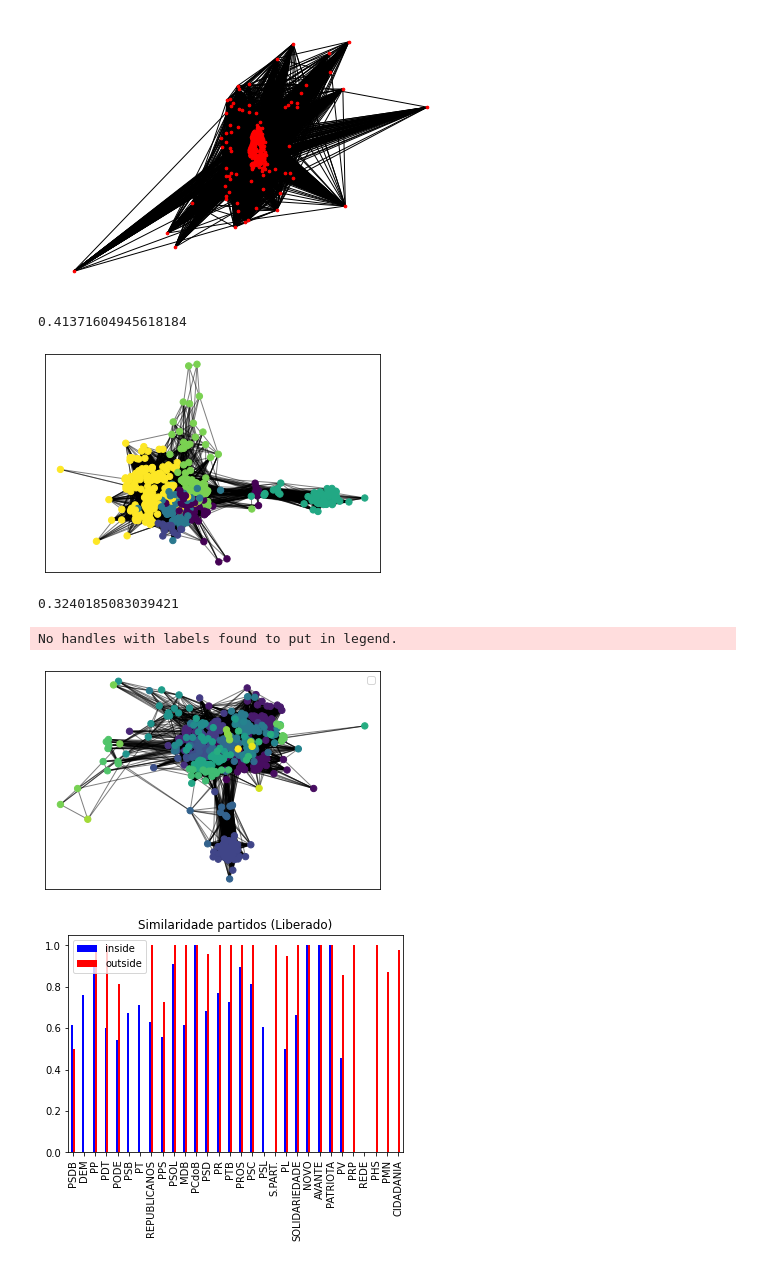
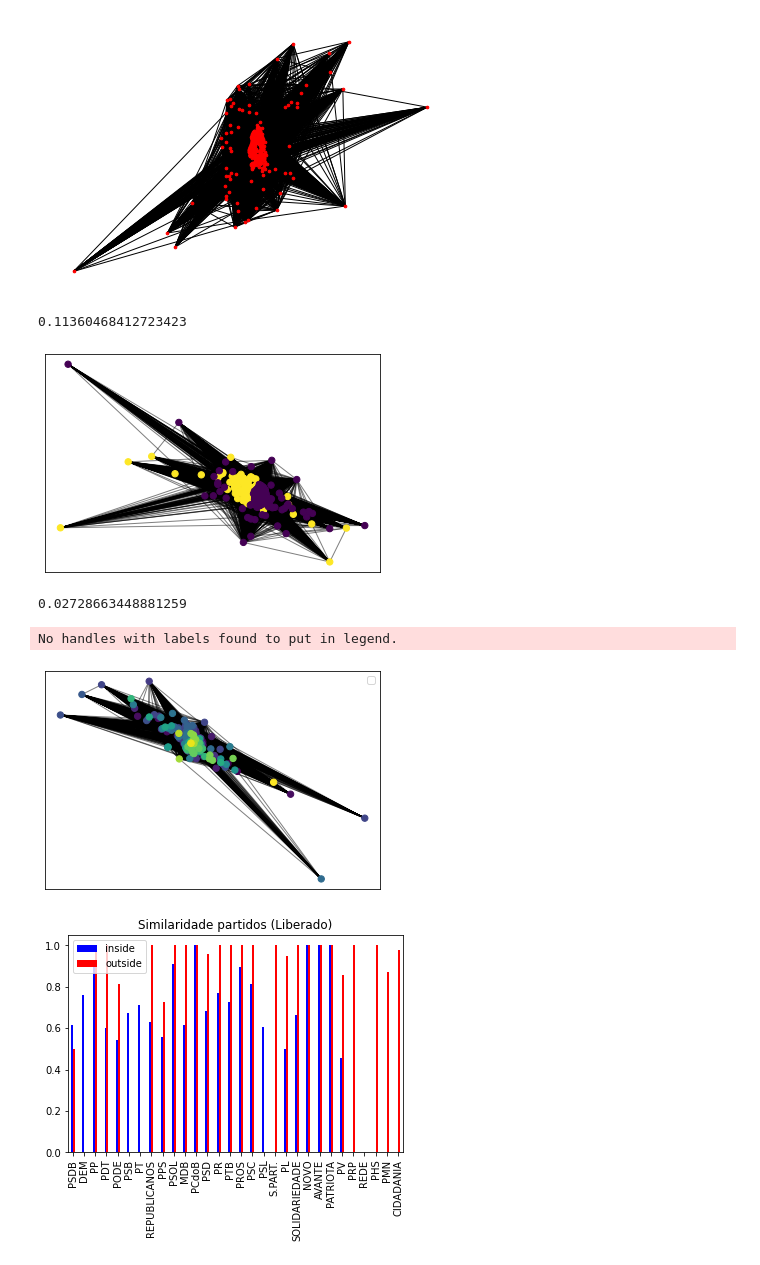
Before and after one commit to rodrigohaddad/Complex-Networks, a Jupyter notebook: tf/analyse_network.ipynb, the cells around one changed output. Drawn from its saved outputs; the diff is of its cells as text; code cells hidden in the pictures.

Commit message:
analysing network

```diff
--- a/tf/analyse_network.ipynb
+++ b/tf/analyse_network.ipynb
@@ -152,25 +152,26 @@ plt.show()
 # %% [output]
 [figure]
 # %%
-lv_communities = community_louvain.best_partition(GL)
+lv_communities = community_louvain.best_partition(GO)
 new_dict = {}
 for k, v in lv_communities.items():
     new_dict.setdefault(v, []).append(k)
 lv = list(new_dict.values())
-print(nx_comm.modularity(GL, lv))
+print(nx_comm.modularity(GO, lv))
 # %% [output]
-0.41371604945618184
+0.11360468412723423
 # %%
 # draw the graph
-pos = nx.spring_layout(GL)
+pos = nx.spring_layout(GO)
 # color the nodes according to their partition
 cmap = cm.get_cmap('viridis', max(lv_communities.values()) + 1)
-nx.draw_networkx_nodes(GL, pos, lv_communities.keys(), node_size=40,
+nx.draw_networkx_nodes(GO, pos, lv_communities.keys(), node_size=40,
                        cmap=cmap, node_color=list(lv_communities.values()))
-nx.draw_networkx_edges(GL, pos, alpha=0.5)
+nx.draw_networkx_edges(GO, pos, alpha=0.5)
+plt.savefig("figs/communities_oriented_louvain.png")
 plt.show()
 # %% [output]
-[figure, old version]
+[figure, new version]
 # %%
 # set attribute as community
 dep_new_dict = {}
@@ -178,40 +179,41 @@ for k, v in dep_sigla_dict.items():
     dep_new_dict.setdefault(v, []).append(k)
 dp = list(dep_new_dict.values())
 
 new_partition = list()
 for partition in dp:
     nodes = list()
     for n in partition:
         try:
-            GL[n]
+            GO[n]
             nodes.append(n)
         except:
             pass
     new_partition.append(nodes)
 
-print(nx_comm.modularity(GL, new_partition))
+print(nx_comm.modularity(GO, new_partition))
 
 new_partition_p = dict()
 i = 0
 for partition in new_partition:
     for n in partition:
         new_partition_p[n] = i
     i += 1
 
 # draw the graph
-pos_2 = nx.spring_layout(GL)
+pos_2 = nx.spring_layout(GO)
 # color the nodes according to their partition
 cmap_2 = cm.get_cmap('viridis', len(list(set(dep_sigla_dict.values()))))
-nx.draw_networkx_nodes(GL, pos_2, new_partition_p.keys(), node_size=40,
+nx.draw_networkx_nodes(GO, pos_2, new_partition_p.keys(), node_size=40,
                        cmap=cmap_2, node_color=list(new_partition_p.values()),
                        )
-nx.draw_networkx_edges(GL, pos_2, alpha=0.5)
+nx.draw_networkx_edges(GO, pos_2, alpha=0.5)
 plt.legend()
+plt.savefig("figs/communities_oriented_party.png")
 plt.show()
 # %% [output]
-0.3240185083039421
+0.02728663448881259
 No handles with labels found to put in legend.
-[figure, old version]
+[figure, new version]
 # %%
 # Medium distance inside party
 inv_dep_sigla_dict = {}
```
Also changed, not shown: parts of 3 cells of this notebook, 5 other files.
